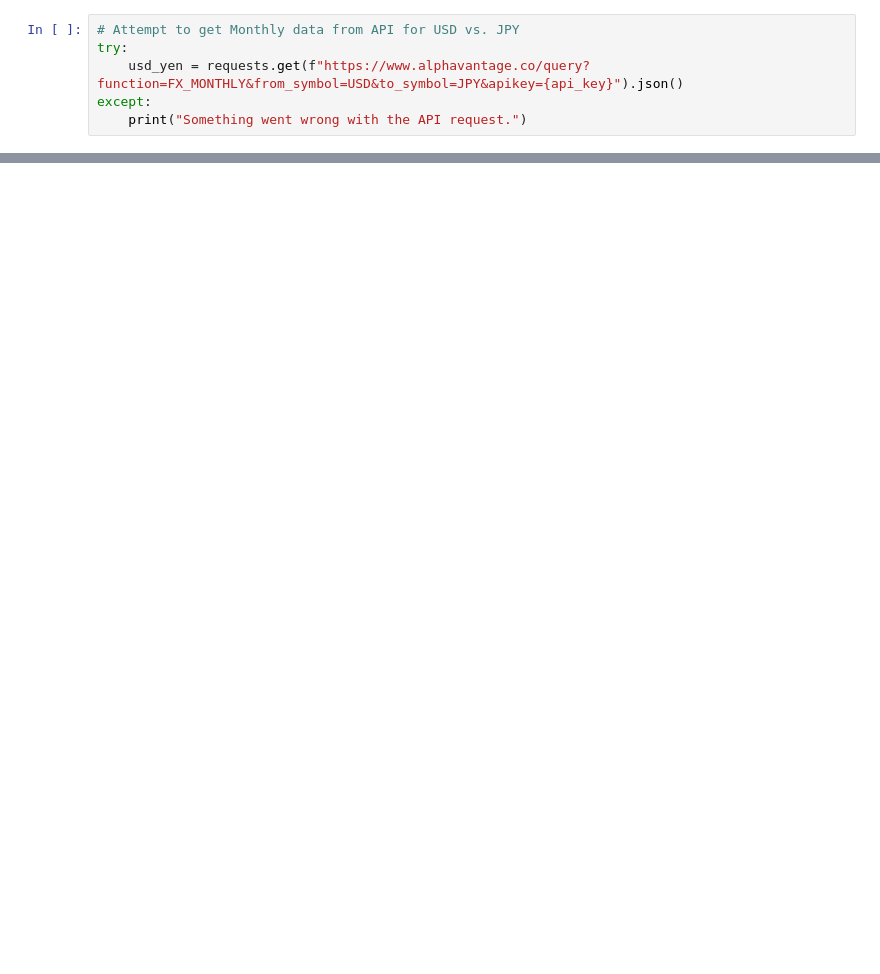
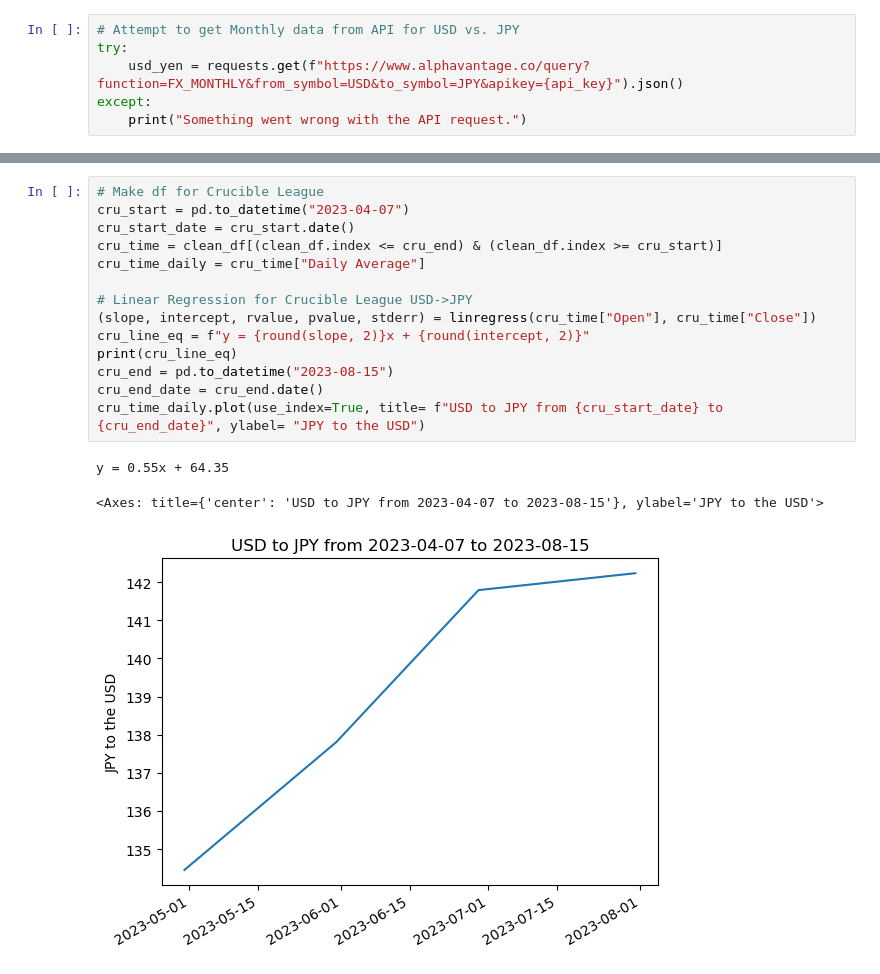
Before and after one commit to Brendan838/Path-of-Exile-Analysis, a Jupyter notebook: StockAPI.ipynb, the cells around one changed output, grey strips where cells are left out. Drawn from its saved outputs; the diff is of its cells as text; blank space fills up the shorter version.

```diff
--- a/StockAPI.ipynb
+++ b/StockAPI.ipynb
@@ -61,0 +85,18 @@ USD to JPY Variance= 232.91558723908776
+# %%
+# Make df for Crucible League
+cru_start = pd.to_datetime("2023-04-07")
+cru_start_date = cru_start.date()
+cru_time = clean_df[(clean_df.index <= cru_end) & (clean_df.index >= cru_start)]
+cru_time_daily = cru_time["Daily Average"]
+
+# Linear Regression for Crucible League USD->JPY
+(slope, intercept, rvalue, pvalue, stderr) = linregress(cru_time["Open"], cru_time["Close"])
+cru_line_eq = f"y = {round(slope, 2)}x + {round(intercept, 2)}"
+print(cru_line_eq)
+cru_end = pd.to_datetime("2023-08-15")
+cru_end_date = cru_end.date()
+cru_time_daily.plot(use_index=True, title= f"USD to JPY from {cru_start_date} to {cru_end_date}", ylabel= "JPY to the USD")
+# %% [output]
+y = 0.55x + 64.35
+<Axes: title={'center': 'USD to JPY from 2023-04-07 to 2023-08-15'}, ylabel='JPY to the USD'>
+[figure, added]
```
Also changed, not shown: parts of 5 cells of this notebook.
